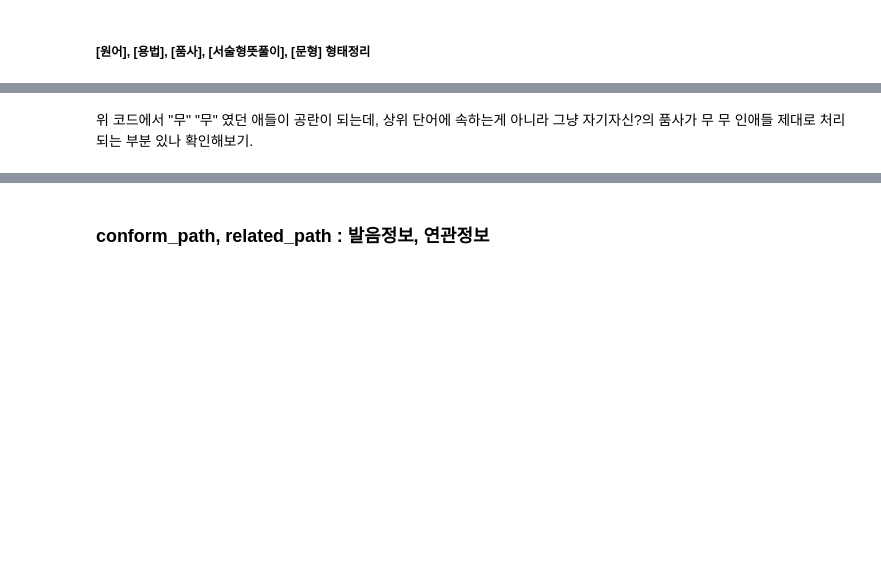
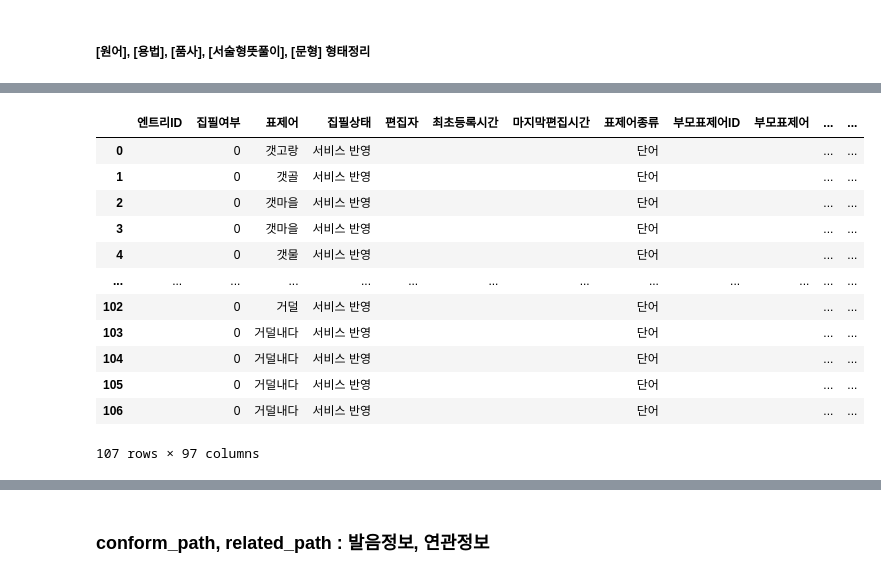
Before and after one commit to Jyoonly/openpro, a Jupyter notebook: kcndic/code/ohw.ipynb, the cells around one changed output, grey strips where cells are left out. Cells and saved outputs as stored; diff of their text form; code cells hidden in the pictures; blank space fills up the shorter version.

Commit message:
250310 related 씨름 끝, mysql살짝변경

```diff
--- a/kcndic/code/ohw.ipynb
+++ b/kcndic/code/ohw.ipynb
@@ -7,9 +7,9 @@ from time import time
 start_time = time()
 # %%
 # 필요 경로들
-input_file_path = "../asset/250226_ohw_sample.csv"
+input_file_path = "../asset/250310_ohw_sample.csv"
 conform_path = "../asset/conform_sample.csv"
-related_path = "../asset/related_sample.csv"
+related_path = "../asset/250310_related_sample.csv"
 id_path = "../asset/ohw_id.csv"
 id_mean_path = '../asset/ohw_id_mean.csv'
 id_exam_path = '../asset/ohw_id_exam.csv'
@@ -44,7 +44,7 @@ Index(['제공처ID', '제공처표제어', '표제어종류', '원어', '용법
 target['엔트리ID'] = ''
 target['집필여부'] = int(0)
 target['표제어'] = target['제공처표제어']
-target['집필상태'] = '서비스 반영?'
+target['집필상태'] = '서비스 반영'
 target['편집자'] = ''
 target['최초등록시간'] = ''
 target['마지막편집시간'] = ''
@@ -66,9 +66,9 @@ target['여성발음파일'] = ''
 target['발음파일'] = ''
 
 target['별명ID(이형태부)'] = ''
-target['종류(이형태부)'] = ''
-target['이형태'] = ''
-target['노출용이형태'] = ''
+target['종류(이형태부)'] = '' # 있다면 '표제어 동일가중치 검색 유의어(노출하지 않음)'
+# target['이형태'] = ''
+target['노출용이형태'] = target['이형태']
 
 target['오늘의단어선정여부'] = 'NO'
 target['참고정보'] = ''
@@ -107,6 +107,7 @@ target['서비스노출(번역문부)'] = 'YES'
 target['검색노출(번역문부)'] = '통검&사전'
 # target['고려대예문ID'] = ''
 
+target['고려대연관어ID'] = ''
 target['연관단어ID(연관어부)'] = ''
 target['종류(연관어부)'] = ''
 target['연관어(연관어부)'] = ''
@@ -178,7 +179,7 @@ target = target[[
        '서비스노출(표제어부)', '검색노출(표제어부)',
 
        # 품사부 & 뜻풀이부
-       '품사(상위)', '고려대뜻풀이ID', '뜻번호', '품사', '뜻풀이', '노출용뜻풀이',
+       '고려대뜻풀이ID', '품사(상위)', '뜻번호', '품사', '뜻풀이', '노출용뜻풀이',
        '화용표지', '뜻풀이ID',
        '서술형뜻풀이', '(서)restric', '(서)thetarole', '(서)sense_kr',
        '용법정보', '약칭표제어', '뜻풀이로마자표기', '학습정보', '문형',
@@ -188,7 +189,7 @@ target = target[[
        ### 번역문부부
        '번역문', '노출용일반번역문', '번역문ID', '서비스노출(번역문부)', '검색노출(번역문부)',
        ## 연관어부
-       '연관단어ID(연관어부)', '종류(연관어부)', '노출용연관어(연관어부)', '연관어뜻ID(연관어부)', '연관어표제어ID(연관어부)', '상세페이지연결여부(연관어부)',
+       '고려대연관어ID', '연관단어ID(연관어부)', '종류(연관어부)', '연관어(연관어부)', '노출용연관어(연관어부)', '연관어뜻ID(연관어부)', '연관어표제어ID(연관어부)', '상세페이지연결여부(연관어부)',
        '서비스노출(연관어부)', '검색노출(연관어부)',
 
        # 활용형부
@@ -293,6 +274,7 @@ target['품사'] = (
     .str.replace('명사(의존)', '의존명사')
     .str.replace('형용사(보조)', '보조형용사')
 )
+target['품사(상위)']=target['품사']
 print(target[target['품사']=='의존명사']['품사'])
 # 잘되긴했는데 워닝 뭐지? 나중에 확인 ㄱㄱ
 # %% [output]
@@ -435,2 +384,18 @@ subpos_format = {'무', '일반', '고유', '자립', '의존', '인칭', '지
 # %%
-target = target.sort_values(by=['제공처ID', '뜻번호']).reset_index(drop=True)
+# 정렬
+target = target.sort_values(by=['제공처ID', '뜻번호', '예문번호']).reset_index(drop=True)
+target
+# %% [output]
+|  | 엔트리ID | 집필여부 | 표제어 | 집필상태 | 편집자 | 최초등록시간 | 마지막편집시간 | 표제어종류 | 부모표제어ID | 부모표제어 | ... | ... |
+| 0 |  | 0 | 갯고랑 | 서비스 반영 |  |  |  | 단어 |  |  | ... | ... |
+| 1 |  | 0 | 갯골 | 서비스 반영 |  |  |  | 단어 |  |  | ... | ... |
+| 2 |  | 0 | 갯마을 | 서비스 반영 |  |  |  | 단어 |  |  | ... | ... |
+| 3 |  | 0 | 갯마을 | 서비스 반영 |  |  |  | 단어 |  |  | ... | ... |
+| 4 |  | 0 | 갯물 | 서비스 반영 |  |  |  | 단어 |  |  | ... | ... |
+| ... | ... | ... | ... | ... | ... | ... | ... | ... | ... | ... | ... | ... |
+| 102 |  | 0 | 거덜 | 서비스 반영 |  |  |  | 단어 |  |  | ... | ... |
+| 103 |  | 0 | 거덜내다 | 서비스 반영 |  |  |  | 단어 |  |  | ... | ... |
+| 104 |  | 0 | 거덜내다 | 서비스 반영 |  |  |  | 단어 |  |  | ... | ... |
+| 105 |  | 0 | 거덜내다 | 서비스 반영 |  |  |  | 단어 |  |  | ... | ... |
+| 106 |  | 0 | 거덜내다 | 서비스 반영 |  |  |  | 단어 |  |  | ... | ... |
+107 rows × 97 columns
@@ -505,2 +401,0 @@ target = target.rename(columns={'하위품사(상)' : '하위품사'})
-# %% [markdown]
-위 코드에서 "무" "무" 였던 애들이 공란이 되는데, 상위 단어에 속하는게 아니라 그냥 자기자신?의 품사가 무 무 인애들 제대로 처리되는 부분 있나 확인해보기.
```
Also changed, not shown: parts of 35 cells of this notebook.
